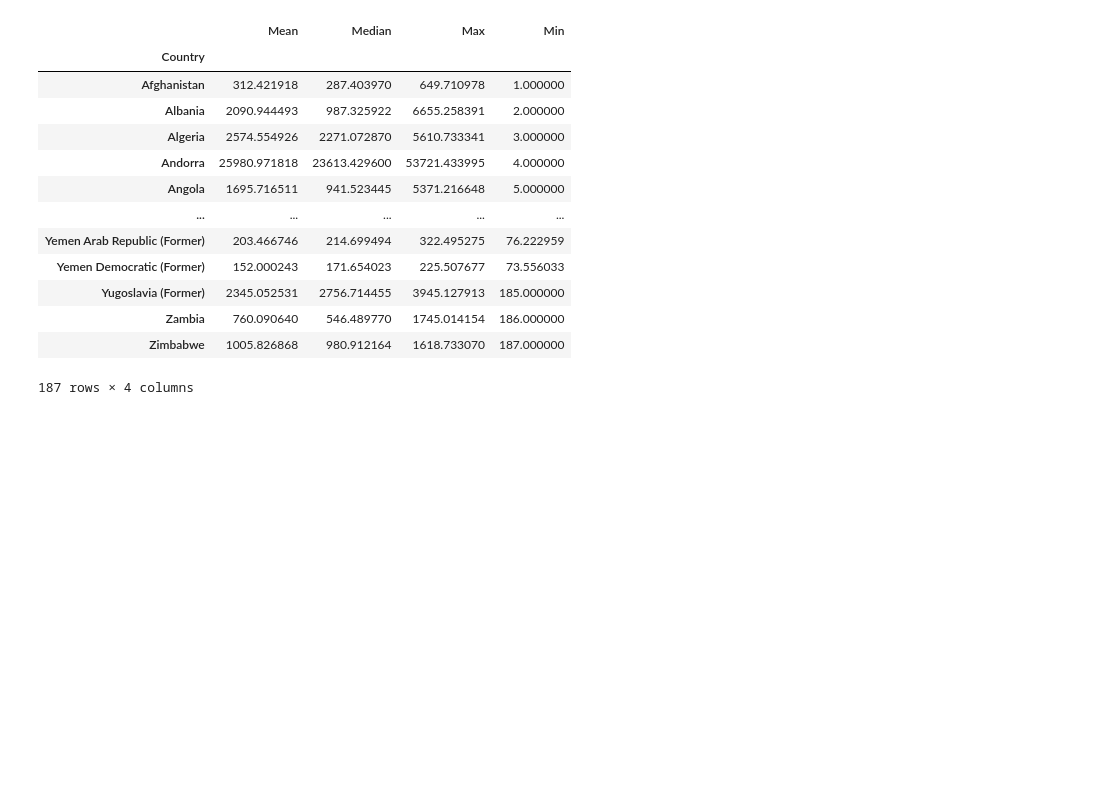
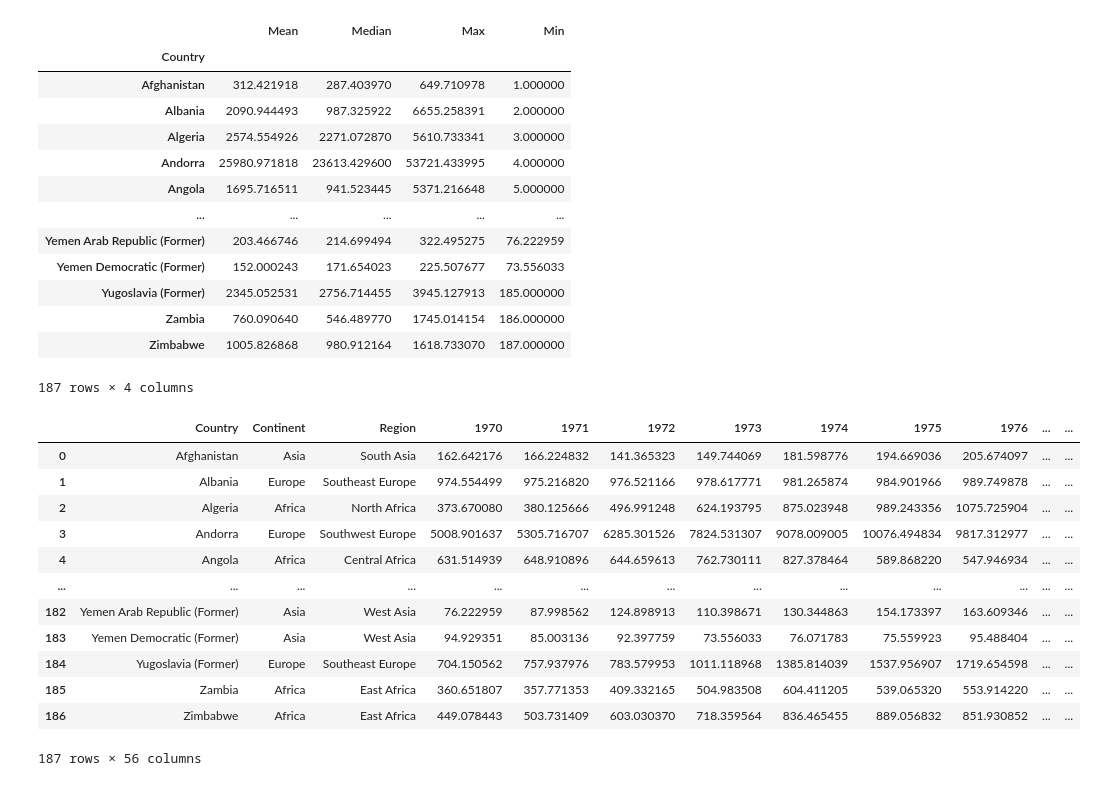
Before and after one commit to connerdekok/Country_GDP, a Jupyter notebook: Country_GDP.ipynb, the cells around one changed output. Saved outputs shown, nothing was run; the diff lists cells and outputs as text; code cells hidden in the pictures; blank space fills up the shorter version.

```diff
--- a/Country_GDP.ipynb
+++ b/Country_GDP.ipynb
@@ -84,0 +83,24 @@ Zane End
+# %%
+# Create DataFrame with continent and region columns
+cont_region = pd.read_csv("data/continents_and_regions.csv")
+
+# Merge this DataFrame with the main GDP
+cont_region_df = pd.merge(cont_region, df, how="outer", on=["Country", "Country"])
+
+# Display new DataFrame
+cont_region_df.drop(columns=["Sr.No"], inplace=True)
+cont_region_df
+# %% [output]
+|  | Country | Continent | Region | 1970 | 1971 | 1972 | 1973 | 1974 | 1975 | 1976 | ... | ... |
+| 0 | Afghanistan | Asia | South Asia | 162.642176 | 166.224832 | 141.365323 | 149.744069 | 181.598776 | 194.669036 | 205.674097 | ... | ... |
+| 1 | Albania | Europe | Southeast Europe | 974.554499 | 975.216820 | 976.521166 | 978.617771 | 981.265874 | 984.901966 | 989.749878 | ... | ... |
+| 2 | Algeria | Africa | North Africa | 373.670080 | 380.125666 | 496.991248 | 624.193795 | 875.023948 | 989.243356 | 1075.725904 | ... | ... |
+| 3 | Andorra | Europe | Southwest Europe | 5008.901637 | 5305.716707 | 6285.301526 | 7824.531307 | 9078.009005 | 10076.494834 | 9817.312977 | ... | ... |
+| 4 | Angola | Africa | Central Africa | 631.514939 | 648.910896 | 644.659613 | 762.730111 | 827.378464 | 589.868220 | 547.946934 | ... | ... |
+| ... | ... | ... | ... | ... | ... | ... | ... | ... | ... | ... | ... | ... |
+| 182 | Yemen Arab Republic (Former) | Asia | West Asia | 76.222959 | 87.998562 | 124.898913 | 110.398671 | 130.344863 | 154.173397 | 163.609346 | ... | ... |
+| 183 | Yemen Democratic (Former) | Asia | West Asia | 94.929351 | 85.003136 | 92.397759 | 73.556033 | 76.071783 | 75.559923 | 95.488404 | ... | ... |
+| 184 | Yugoslavia (Former) | Europe | Southeast Europe | 704.150562 | 757.937976 | 783.579953 | 1011.118968 | 1385.814039 | 1537.956907 | 1719.654598 | ... | ... |
+| 185 | Zambia | Africa | East Africa | 360.651807 | 357.771353 | 409.332165 | 504.983508 | 604.411205 | 539.065320 | 553.914220 | ... | ... |
+| 186 | Zimbabwe | Africa | East Africa | 449.078443 | 503.731409 | 603.030370 | 718.359564 | 836.465455 | 889.056832 | 851.930852 | ... | ... |
+187 rows × 56 columns
```
Also changed, not shown: parts of 22 cells of this notebook, 1 other file.
